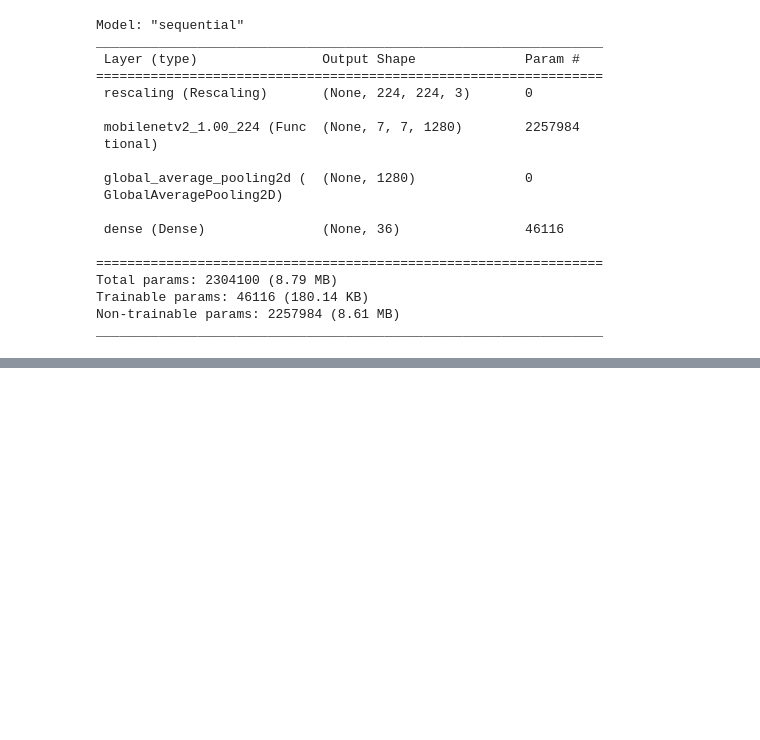
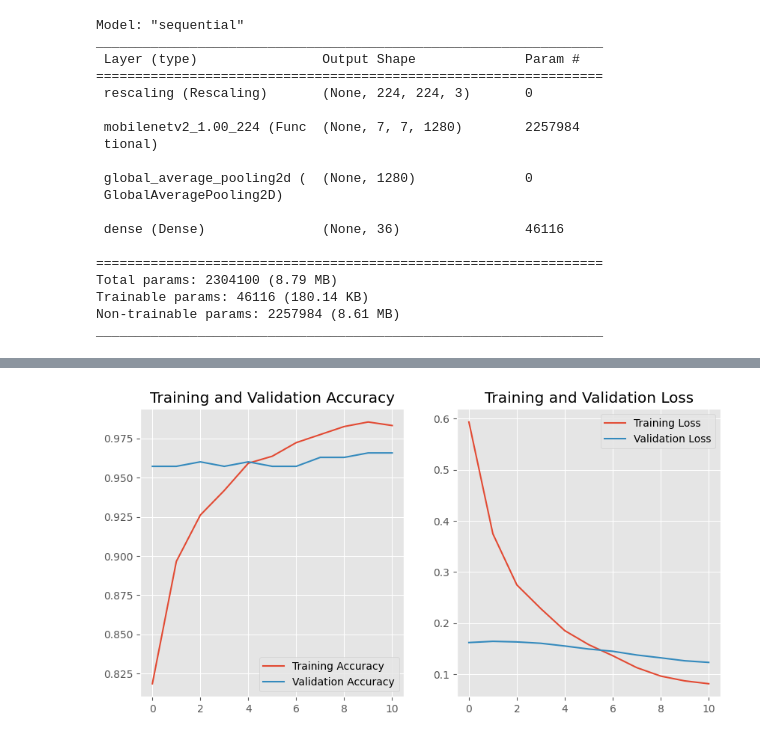
Before and after one commit to scofieldchen/fruits-veg-classifier, a Jupyter notebook: models/transfer_learning.ipynb, the cells around one changed output, grey strips where cells are left out. Cells and saved outputs as stored; diff of their text form; code cells hidden in the pictures; blank space fills up the shorter version.

```diff
--- a/models/transfer_learning.ipynb
+++ b/models/transfer_learning.ipynb
@@ -186,0 +268,10 @@ Accuracy: 96.66%
+# %%
+fine_tune_epochs = 10
+total_epochs = epochs + fine_tune_epochs
+
+history_fine = model.fit(
+    train_set,
+    epochs=total_epochs,
+    initial_epoch=history.epoch[-1],
+    validation_data=val_set
+)
@@ -186,0 +296,24 @@ Accuracy: 96.66%
+# %%
+acc = history_fine.history['accuracy']
+val_acc = history_fine.history['val_accuracy']
+
+loss = history_fine.history['loss']
+val_loss = history_fine.history['val_loss']
+
+epochs_range = range(fine_tune_epochs+1)
+
+plt.figure(figsize=(10, 5))
+plt.subplot(1, 2, 1)
+plt.plot(epochs_range, acc, label='Training Accuracy')
+plt.plot(epochs_range, val_acc, label='Validation Accuracy')
+plt.legend(loc='lower right')
+plt.title('Training and Validation Accuracy')
+
+plt.subplot(1, 2, 2)
+plt.plot(epochs_range, loss, label='Training Loss')
+plt.plot(epochs_range, val_loss, label='Validation Loss')
+plt.legend(loc='upper right')
+plt.title('Training and Validation Loss')
+plt.show()
+# %% [output]
+[figure, added]
```
Also changed, not shown: parts of 27 cells of this notebook.
